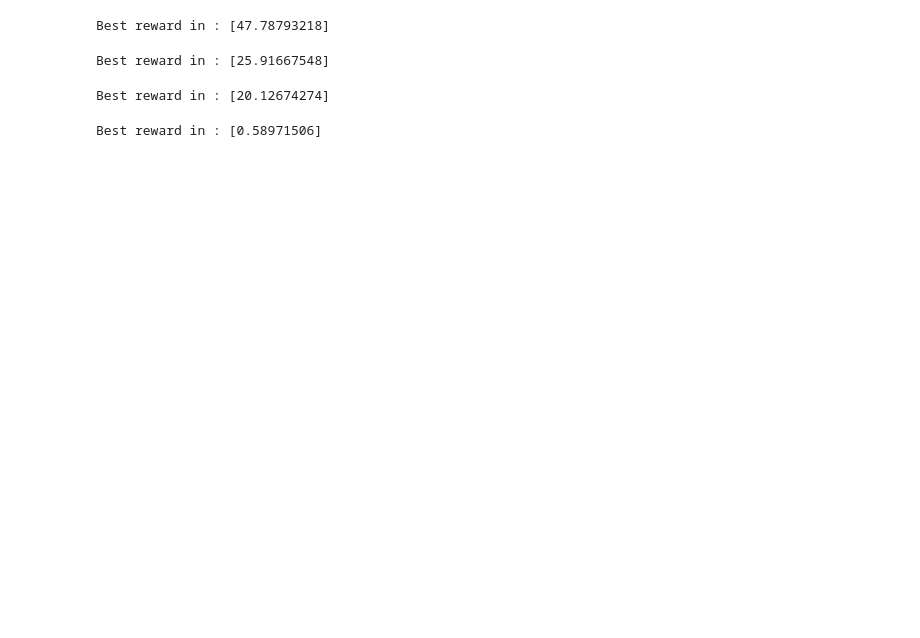
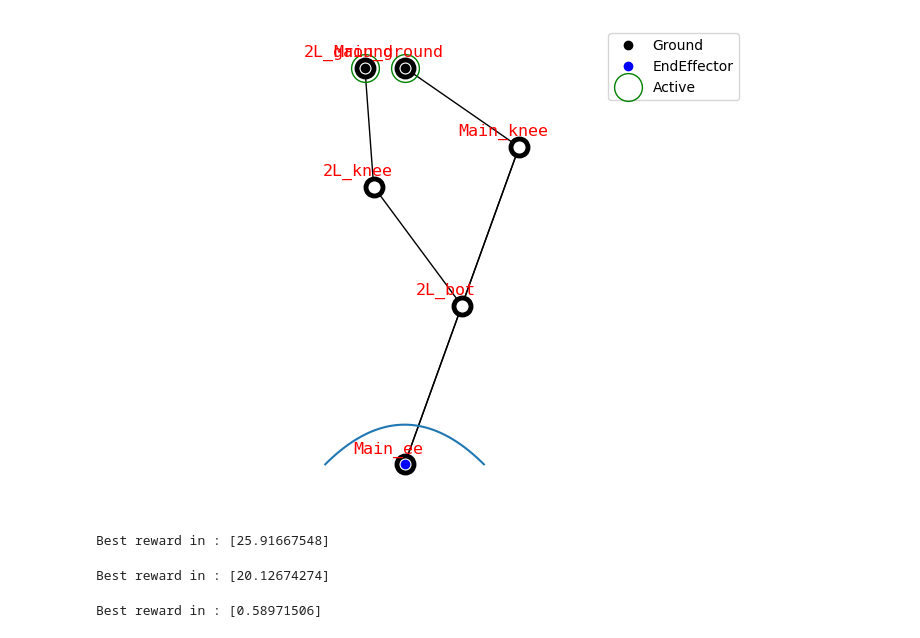
Before and after one commit to LicAiBeerLab/auto-robotics-design, a Jupyter notebook: apps/optimize/single_topology_normilized copy 2.ipynb, the cells around one changed output. Cells and saved outputs as stored; diff of their text form; code cells hidden in the pictures; blank space fills up the shorter version.

```diff
--- a/apps/optimize/single_topology_normilized copy 2.ipynb
+++ b/apps/optimize/single_topology_normilized copy 2.ipynb
@@ -61,20 +71,32 @@ runner = StarmapParallelization(pool.starmap)
 
 # the result is the dict with key - joint_point, value - tuple of all possible coordinate moves
 optimizing_joints = get_optimizing_joints(graph, constrain_dict)
+# %%
+# central_vertical = convert_x_y_to_6d_traj_xz(
+#     *get_vertical_trajectory(-1, 0.4, 0, 50))
+step = convert_x_y_to_6d_traj_xz(
+    *create_simple_step_trajectory([-0.2,-1],0.1,0.4))
+
+acceleration_capability = AccelerationCapability(manipulability_key='Manip_Jacobian',
+                                                 trajectory_key="traj_6d", error_key="error", actuated_mass_key="Actuated_Mass")
+
+# set up special classes for reward calculations
+error_calculator = PositioningErrorCalculator(error_key='error')
+soft_constrain = PositioningConstrain(error_calculator=error_calculator, points = [step])
+reward_manager = RewardManager(crag=crag)
+# reward_manager.add_trajectory(ground_symmetric_step, 0)
+reward_manager.add_trajectory(step, 0)
+reward_manager.add_reward(acceleration_capability, 0, 1)
+
+draw_joint_point(graph)
+
+for _, trajectory in reward_manager.trajectories.items():
+    plt.plot(trajectory[:, 0], trajectory[:, 2])
+
+plt.show()
+# %% [output]
+[figure, added]
 # %%
-central_vertical = convert_x_y_to_6d_traj_xz(
-    *get_vertical_trajectory(-1, 0.4, 0, 50))
-
-acceleration_capability = AccelerationCapability(manipulability_key='Manip_Jacobian',
-                                                 trajectory_key="traj_6d", error_key="error", actuated_mass_key="Actuated_Mass")
-
-# set up special classes for reward calculations
-error_calculator = PositioningErrorCalculator(error_key='error')
-soft_constrain = PositioningConstrain(error_calculator=error_calculator, points = [central_vertical])
-reward_manager = RewardManager(crag=crag)
-# reward_manager.add_trajectory(ground_symmetric_step, 0)
-reward_manager.add_trajectory(central_vertical, 0)
-reward_manager.add_reward(acceleration_capability, 0, 1)
 
 population_size = 32
 n_generations = 30
@@ -85,7 +107,8 @@ problem = CalculateCriteriaProblemByWeigths(graph,builder=builder,
                                             crag = crag,
                                             soft_constrain=soft_constrain,
                                             rewards_and_trajectories=reward_manager,
-                                            elementwise_runner=runner, Actuator = actuator)
+                                             Actuator = actuator)
+                                            # elementwise_runner=runner,
 
 algorithm = PSO(pop_size=population_size, save_history=True)
 optimizer = PymooOptimizer(problem, algorithm)
@@ -104,8 +127,6 @@ best_reward = optimizer.history["F"][best_id]
 print("Best reward in :", -best_reward)
 
 acceleration_capability_weight = 1/(-best_reward.item())
-# %% [output]
-Best reward in : [47.78793218]
 # %%
 central_vertical = convert_x_y_to_6d_traj_xz(
     *get_vertical_trajectory(-1, 0.4, 0, 50))
```
Also changed, not shown: parts of 5 cells of this notebook, 6 other files.
